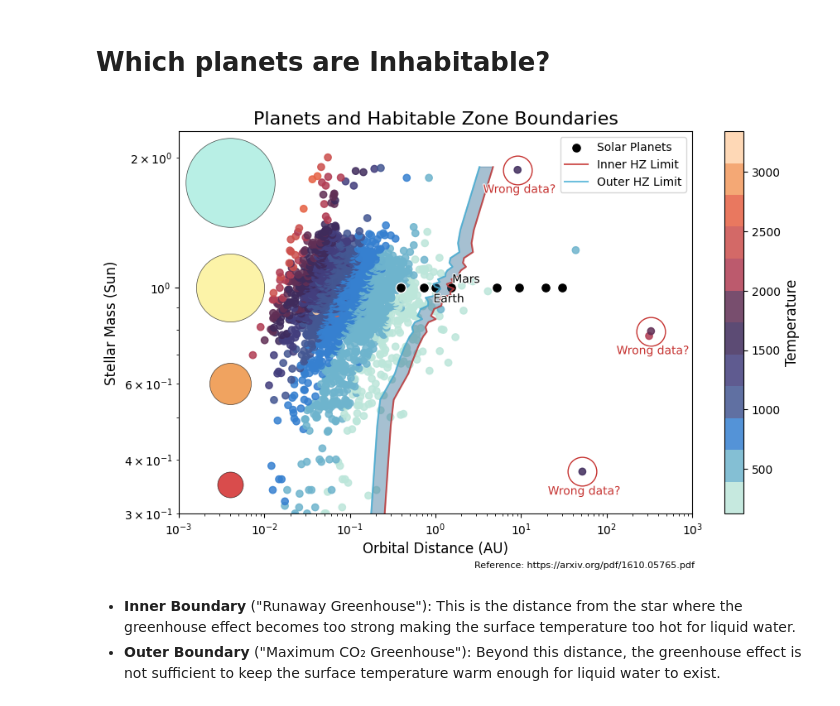
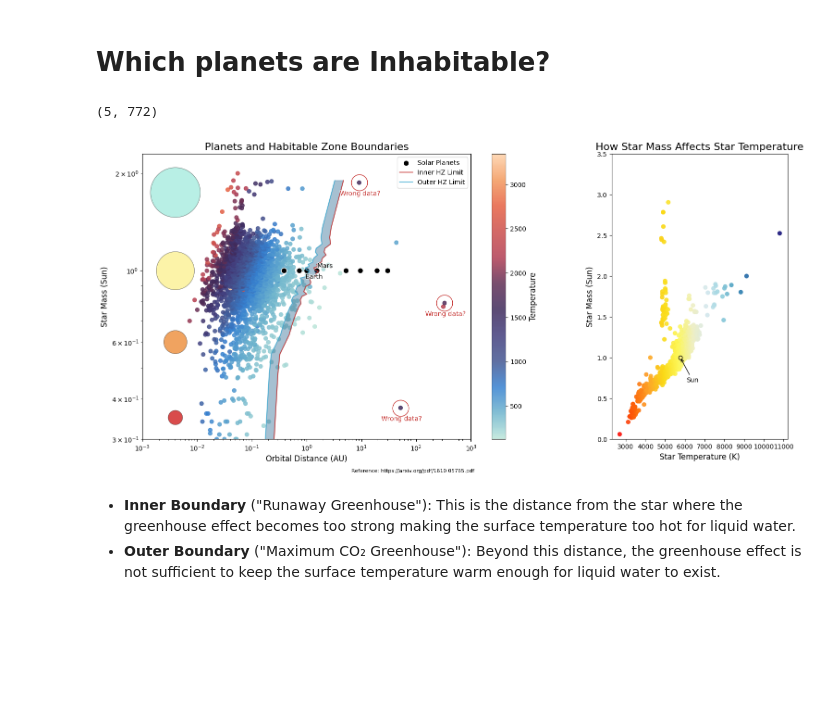
Before and after one commit to ztsv-av/mads_data_visualization, a Jupyter notebook: main.ipynb, the cells around one changed output. Saved outputs shown, nothing was run; the diff lists cells and outputs as text; code cells hidden in the pictures; blank space fills up the shorter version.

```diff
--- a/main.ipynb
+++ b/main.ipynb
@@ -185,8 +195,13 @@ solarplanets_rename_cols = {
     'eccentricity': 'pl_orbeccen'}
 solarplanets.rename(columns=solarplanets_rename_cols, inplace=True)
 
-# define earth and solarplanets data separately
+# define earth, mars and solarplanets data separately
 earth = solarplanets[solarplanets['pl_name'] == 'Earth']
+earth['sy_dist'], earth['hostname'] = 0, 'Sun'
+mars = solarplanets[solarplanets['pl_name'] == 'Mars']
+mars['hostname'] = 'Sun'
+
+sun_temperature = 5772
 # %%
 # Data for Animation
 animation_cols= ['pl_orbper', 'pl_orbsmax', 'pl_rade', 'pl_eqt', 'pl_name', 'sy_dist']
@@ -315,12 +330,16 @@ axes = axes.flatten()
 for i, column in enumerate(columns_to_plot):
     data = exoplanets[column] if column == 'pl_eqt' else np.log10(exoplanets[column])
     hist = sns.histplot(x=data, bins=30, stat='probability', kde=True, color=PRIMARY_COLOR_START, line_kws={'lw': 2}, ax=axes[i])
-    hist.lines[0].set_color(PRIMARY_COLOR_END)
+    hist.lines[0].set_color(PRIMARY_COLOR_START_2)
 
     if (column != 'sy_dist'):
         earth_distance = earth[column].iloc[0] if column == 'pl_eqt' else np.log10(earth[column].iloc[0])
         axes[i].axvline(earth_distance, color='black', linestyle='--', label='Earth', linewidth=1)
         axes[i].text(earth_distance, axes[i].get_ylim()[1]*6.5/7.5, 'Earth', color='black', va='bottom', ha='center', backgroundcolor='white', fontsize=10)
+    else:
+        mars_distance = np.log10(mars['sy_dist']).values[0]
+        axes[i].axvline(mars_distance, color='black', linestyle='--', label='Mars', linewidth=1)
+        axes[i].text(mars_distance, axes[i].get_ylim()[1]/2, 'Mars', color='black', va='bottom', ha='center', backgroundcolor='white', fontsize=10)
 
     if column == 'pl_eqt':
         axes[i].set_xlabel(f'{column_mapping[column]}')
@@ -367,8 +386,8 @@ ax1 = fig.add_subplot(gridspan[0, :])
 ax2 = fig.add_subplot(gridspan[1, 0])
 ax3 = fig.add_subplot(gridspan[1, 1])
 
-ax1.set_xlim(-10, 10)
-ax1.set_ylim(-10, 10)
+ax1.set_xlim(-10.5, 10.5)
+ax1.set_ylim(-10.5, 10.5)
 ax1.set_xlabel('Distance from Star (AU)', fontsize=AXIS_TITLE_SIZE)
 ax1.set_ylabel('Distance from Star (AU)', fontsize=AXIS_TITLE_SIZE)
 norm = Normalize(vmin=solar_exo_animation['pl_eqt'].min(), vmax=solar_exo_animation['pl_eqt'].max())
@@ -513,65 +532,81 @@ exoplanets_hab_in = exoplanets_hab[(exoplanets_hab['pl_orbsmax'] < exoplanets_ha
 solarplanets_hab_in = solarplanets[(solarplanets['pl_orbsmax'] > solarplanets['hab_zone_inner']) & (solarplanets['pl_orbsmax'] < solarplanets['hab_zone_outer'])]
+# %%
+sun_temperature
+# %% [output]
+(5, 772)
 # %%
-plt.figure(figsize=(10, 6))
+fig = plt.figure(figsize=(18, 8))
+gridspan = fig.add_gridspec(1, 2, width_ratios=[7, 3])
+ax1 = fig.add_subplot(gridspan[0, 0])
+ax2 = fig.add_subplot(gridspan[0, 1])
 
-scatter_exoplanets = plt.scatter(x=exoplanets_hab['pl_orbsmax'], y=exoplanets_hab['st_mass'], c=exoplanets_hab['pl_eqt'], alpha=0.85, cmap=COLOR_CMAP)
-plt.scatter(x=solarplanets['pl_orbsmax'], y=solarplanets['st_mass'], label='Solar Planets', s=75, color='black', edgecolor='white', alpha=1)
+scatter_exoplanets = ax1.scatter(x=exoplanets_hab['pl_orbsmax'], y=exoplanets_hab['st_mass'], c=exoplanets_hab['pl_eqt'], alpha=0.85, cmap=COLOR_CMAP)
+ax1.scatter(x=solarplanets['pl_orbsmax'], y=solarplanets['st_mass'], label='Solar Planets', s=75, color='black', edgecolor='white', alpha=1)
 
-plt.plot(exoplanets_hab['hab_zone_inner'][::81], exoplanets_hab['st_mass'][::81], label='Inner HZ Limit', color=PRIMARY_COLOR_END, alpha=0.8)
-plt.plot(exoplanets_hab['hab_zone_outer'][::81], exoplanets_hab['st_mass'][::81], label='Outer HZ Limit', color=PRIMARY_COLOR_START, alpha=0.8)
+ax1.plot(exoplanets_hab['hab_zone_inner'][::81], exoplanets_hab['st_mass'][::81], label='Inner HZ Limit', color=PRIMARY_COLOR_END, alpha=0.8)
+ax1.plot(exoplanets_hab['hab_zone_outer'][::81], exoplanets_hab['st_mass'][::81], label='Outer HZ Limit', color=PRIMARY_COLOR_START, alpha=0.8)
 inner_limit = exoplanets_hab['hab_zone_inner'][::81]
 outer_limit = exoplanets_hab['hab_zone_outer'][::81]
 st_mass = exoplanets_hab['st_mass'][::81]
-plt.fill_betweenx(st_mass, inner_limit, outer_limit, color='#22628e', alpha=0.4)
+ax1.fill_betweenx(st_mass, inner_limit, outer_limit, color='#22628e', alpha=0.4)
 
 planet_names = ['Earth', 'Mars']
 planet_text_xys = [(25, -15), (25, 2)]
 for planet_name, planet_text_xy in zip(planet_names, planet_text_xys):
-    plt.annotate(
+    ax1.annotate(
         planet_name,
         xy=(solarplanets[solarplanets['pl_name']==planet_name]['pl_orbsmax'], solarplanets[solarplanets['pl_name']==planet_name]['st_mass']),
         xytext=planet_text_xy,
         textcoords='offset points',
         ha='right',
         va='bottom',
         fontsize=10,
         color='black',
         path_effects=[pe.withStroke(linewidth=1.5, foreground="white")]
 )
 
 star_x = 10**(-3)*4
 star_y = [0.35, 0.6, 1, 1.75]
 star_sizes = [500, 1300, 3500, 6000]
 star_colors = ['#c90000', '#eb7c1c', STAR_COLOR, '#9be9da']
 for idx, _ in enumerate(star_y):
-    plt.scatter(x=star_x, y=star_y[idx], s=star_sizes[idx], marker='o', color=star_colors[idx], edgecolors='black', linewidth=0.5, alpha=0.7)
+    ax1.scatter(x=star_x, y=star_y[idx], s=star_sizes[idx], marker='o', color=star_colors[idx], edgecolors='black', linewidth=0.5, alpha=0.7)
 
 outliers_x = outliers_hab['pl_orbsmax']
 outliers_y = outliers_hab['st_mass']
 for x, y in zip(outliers_x, outliers_y):
-    plt.plot(x, y, marker='o', ms=25, mfc='none', mec=PRIMARY_COLOR_END)
-    plt.annotate(
+    ax1.plot(x, y, marker='o', ms=25, mfc='none', mec=PRIMARY_COLOR_END)
+    ax1.annotate(
         'Wrong data?', (x, y), textcoords="offset points", xytext=(-30,-20), ha='left',
         fontsize=10, color=PRIMARY_COLOR_END, path_effects=[pe.withStroke(linewidth=1.5, foreground="white")]
     )
 
-plt.xscale('log')
-plt.yscale('log')
-plt.xlim(10**(-3), 10**3)
-plt.ylim(0.3, 10**0+1.3)
+ax1.set_xscale('log')
+ax1.set_yscale('log')
+ax1.set_xlim(10**(-3), 10**3)
+ax1.set_ylim(0.3, 10**0+1.3)
 
-cbar = plt.colorbar(scatter_exoplanets, orientation='vertical')
+cbar = plt.colorbar(scatter_exoplanets, orientation='vertical', ax=ax1)
 cbar.set_label('Temperature', fontsize=AXIS_TITLE_SIZE)
-plt.title('Planets and Habitable Zone Boundaries', fontsize=TITLE_SIZE)
-plt.xlabel('Orbital Distance (AU)', fontsize=AXIS_TITLE_SIZE)
-plt.ylabel('Stellar Mass (Sun)', fontsize=AXIS_TITLE_SIZE)
-plt.legend(loc='upper right')
+ax1.set_title('Planets and Habitable Zone Boundaries', fontsize=TITLE_SIZE)
+ax1.set_xlabel('Orbital Distance (AU)', fontsize=AXIS_TITLE_SIZE)
+ax1.set_ylabel('Star Mass (Sun)', fontsize=AXIS_TITLE_SIZE)
+ax1.legend(loc='upper right')
 reference_text = 'Reference: https://arxiv.org/pdf/1610.05765.pdf'
-plt.figtext(0.615, 0, reference_text, wrap=True, horizontalalignment='center', fontsize=8)
+fig.text(0.45, 0.02, reference_text, wrap=True, horizontalalignment='center', fontsize=8)
+
+scatter_stars = ax2.scatter(x=exoplanets_hab['st_teff'], y=exoplanets_hab['st_mass'], c=exoplanets_hab['st_teff'], alpha=0.9, cmap=STAR_COLOR_CMAP)
+ax2.scatter(sun_temperature, 1, color=STAR_COLOR, edgecolor='black', marker='o', label='Sun')
+ax2.annotate('Sun', xy=(sun_temperature, 1), xytext=(sun_temperature + 300, 0.7), arrowprops=dict(facecolor='black', arrowstyle='->'))
+ax2.set_ylim(0, 3.5)
+ax2.set_title('How Star Mass Affects Star Temperature', fontsize=TITLE_SIZE)
+ax2.set_xlabel('Star Temperature (K)', fontsize=AXIS_TITLE_SIZE)
+ax2.set_ylabel('Star Mass (Sun)', fontsize=AXIS_TITLE_SIZE)
+
 plt.savefig(f"{PLOTS_SAVE_DIR}habitable_zone", bbox_inches='tight')
 plt.show()
 # %% [output]
-[figure, old version]
+[figure, new version]
 # %% [markdown]
 - **Inner Boundary** ("Runaway Greenhouse"): This is the distance from the star where the greenhouse effect becomes too strong making the surface temperature too hot for liquid water.
 - **Outer Boundary** ("Maximum CO₂ Greenhouse"): Beyond this distance, the greenhouse effect is not sufficient to keep the surface temperature warm enough for liquid water to exist.
```
Also changed, not shown: parts of 13 cells of this notebook, 2 other files.
